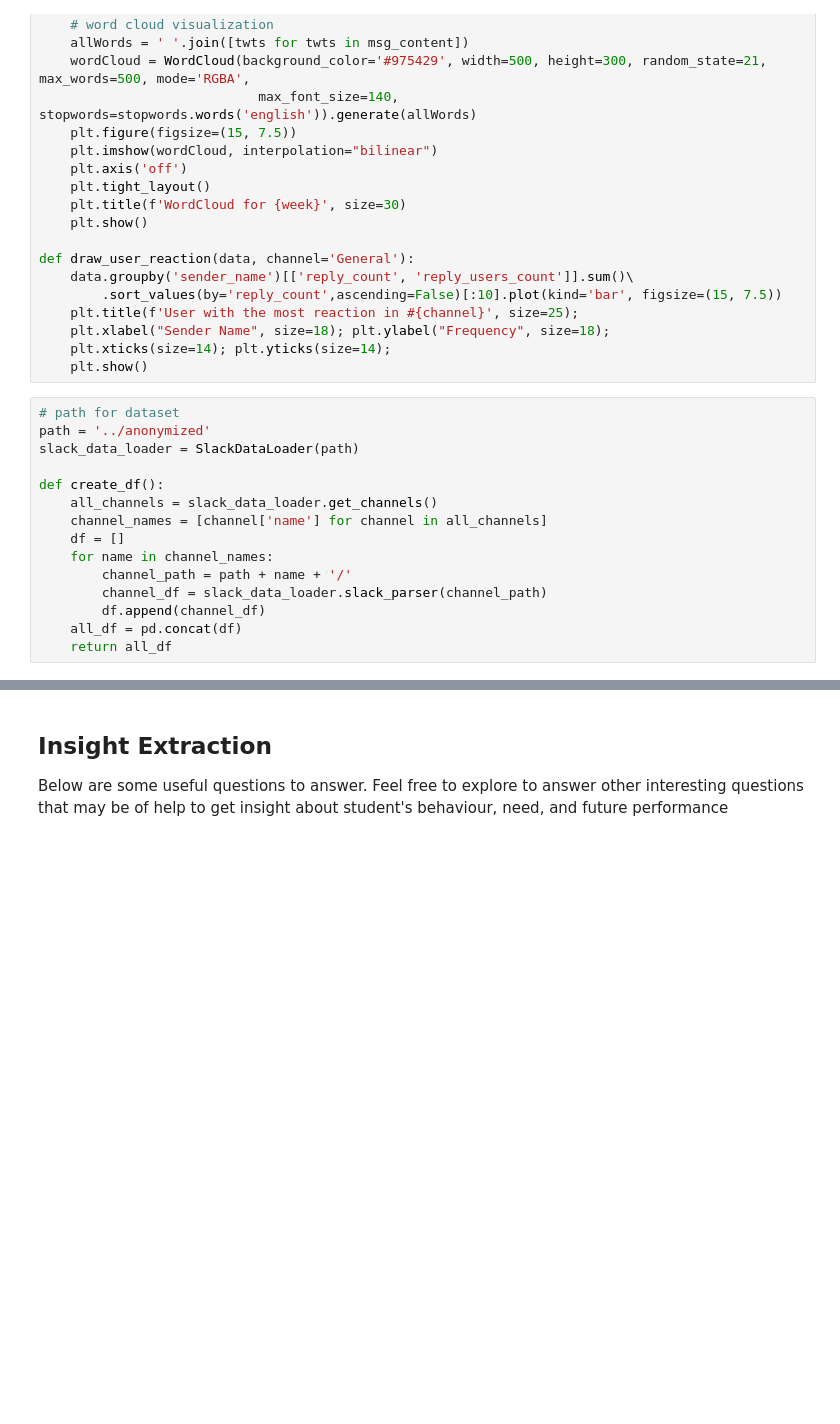
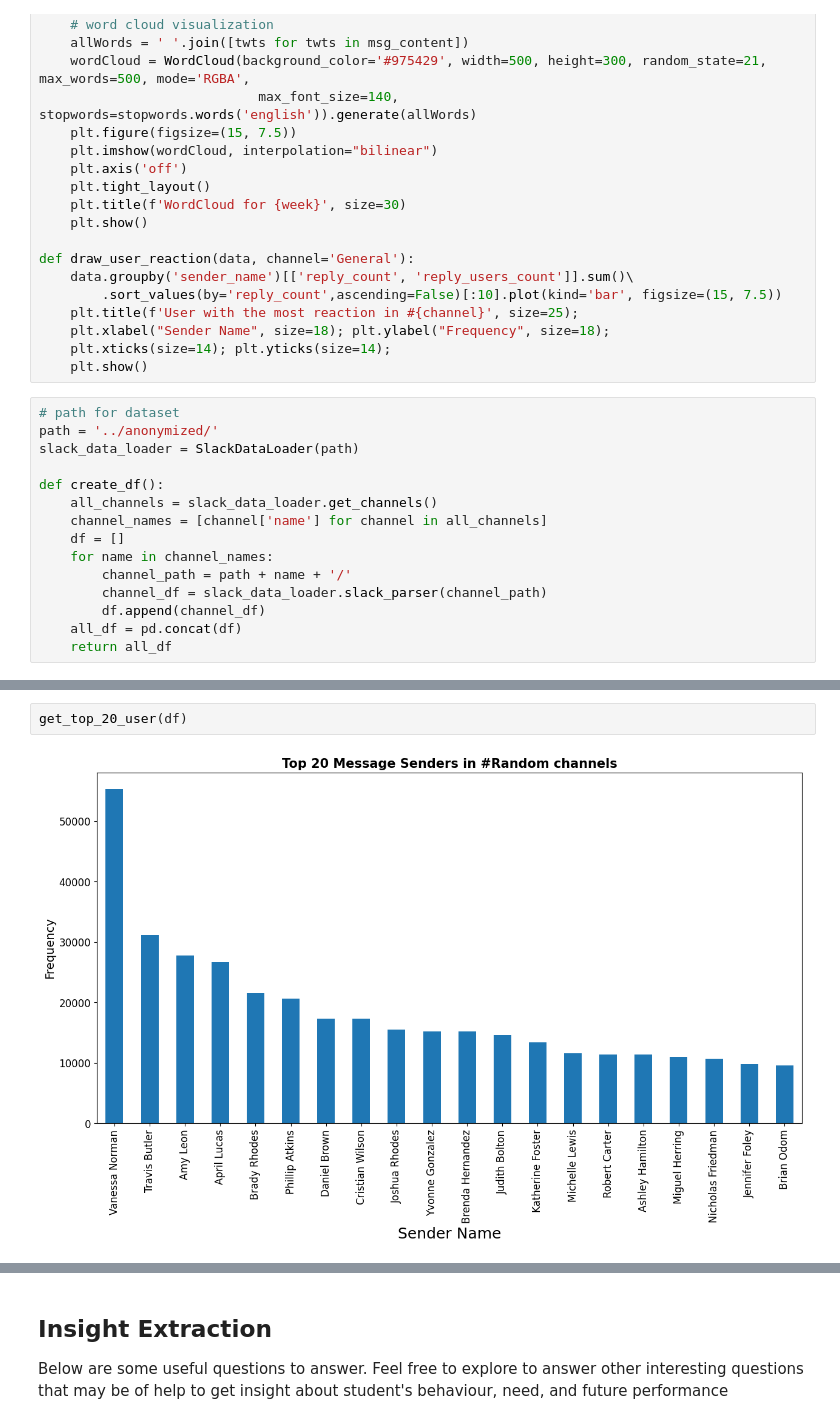
Before and after one commit to abrishdew/10Academy_week0, a Jupyter notebook: notebooks/parse_slack_data.ipynb, the cells around one changed output, grey strips where cells are left out. Saved outputs shown, nothing was run; the diff lists cells and outputs as text; blank space fills up the shorter version.

```diff
--- a/notebooks/parse_slack_data.ipynb
+++ b/notebooks/parse_slack_data.ipynb
@@ -114,7 +114,7 @@ def draw_user_reaction(data, channel='General'):
     plt.show()
 # %%
 # path for dataset
-path = '../anonymized'
+path = '../anonymized/'
 slack_data_loader = SlackDataLoader(path)
 
 def create_df():
@@ -137,0 +148,4 @@ UnboundLocalError: local variable 'df' referenced before assignment
+# %%
+get_top_20_user(df)
+# %% [output]
+[figure, added]
```
Also changed, not shown: parts of 7 cells of this notebook.
